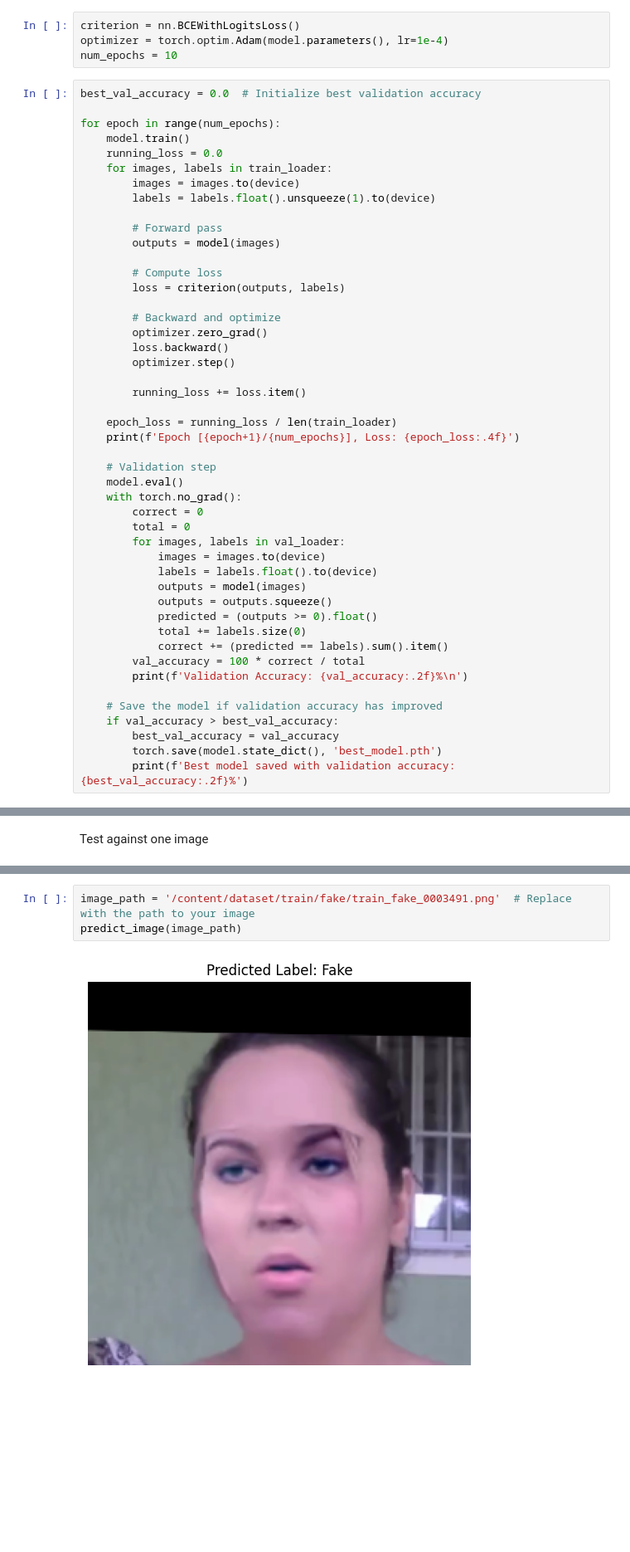
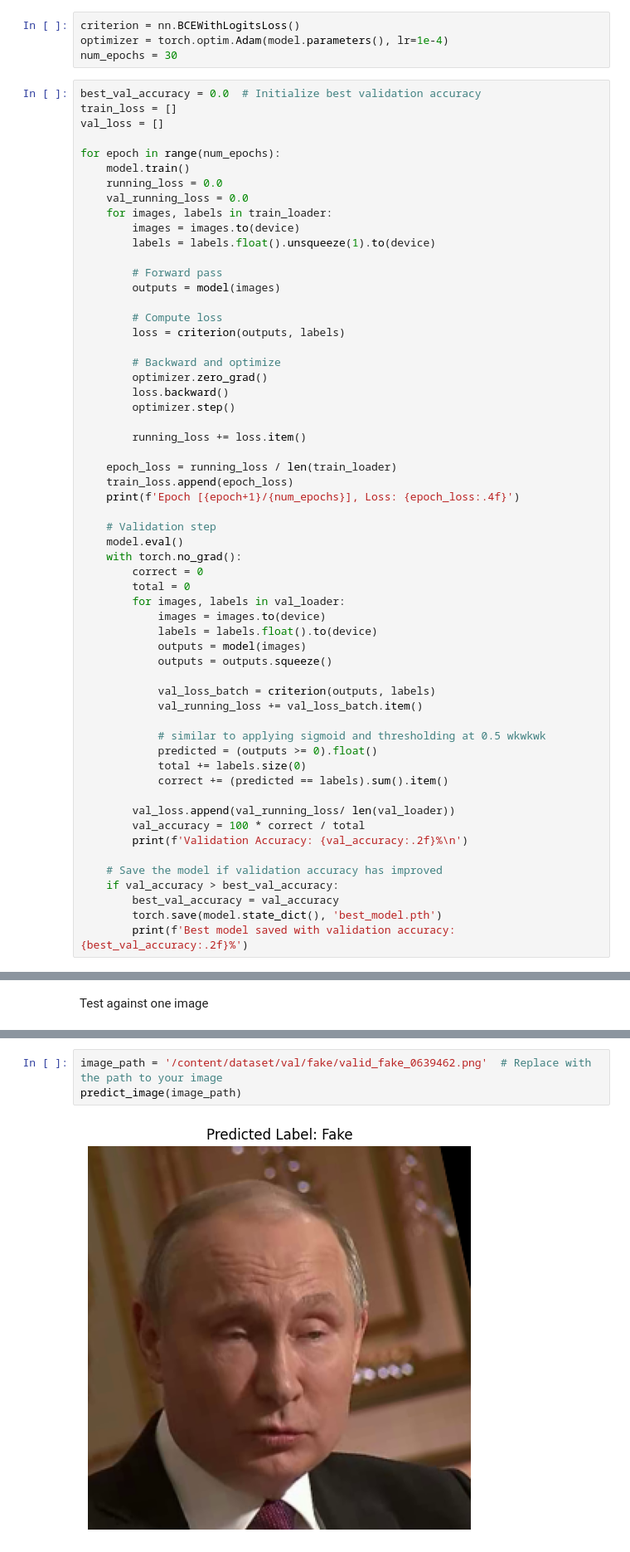
Before and after one commit to ashhssn/AAIDONS_SPS, a Jupyter notebook: notebooks/baseline_model.ipynb, the cells around one changed output, grey strips where cells are left out. Shown at 83% size. Saved outputs shown, nothing was run; the diff lists cells and outputs as text; blank space fills up the shorter version.

Commit message:
Added train/val loss plot

```diff
--- a/notebooks/baseline_model.ipynb
+++ b/notebooks/baseline_model.ipynb
@@ -256,13 +258,16 @@ Downloading: "https://download.pytorch.org/models/vgg19-dcbb9e9d.pth" to /root/.
 # %%
 criterion = nn.BCEWithLogitsLoss()
 optimizer = torch.optim.Adam(model.parameters(), lr=1e-4)
-num_epochs = 10
+num_epochs = 30
 # %%
 best_val_accuracy = 0.0  # Initialize best validation accuracy
+train_loss = []
+val_loss = []
 
 for epoch in range(num_epochs):
     model.train()
     running_loss = 0.0
+    val_running_loss = 0.0
     for images, labels in train_loader:
         images = images.to(device)
         labels = labels.float().unsqueeze(1).to(device)
@@ -281,6 +286,7 @@ for epoch in range(num_epochs):
         running_loss += loss.item()
 
     epoch_loss = running_loss / len(train_loader)
+    train_loss.append(epoch_loss)
     print(f'Epoch [{epoch+1}/{num_epochs}], Loss: {epoch_loss:.4f}')
 
     # Validation step
@@ -293,9 +299,16 @@ for epoch in range(num_epochs):
             labels = labels.float().to(device)
             outputs = model(images)
             outputs = outputs.squeeze()
+
+            val_loss_batch = criterion(outputs, labels)
+            val_running_loss += val_loss_batch.item()
+
+            # similar to applying sigmoid and thresholding at 0.5 wkwkwk
             predicted = (outputs >= 0).float()
             total += labels.size(0)
             correct += (predicted == labels).sum().item()
+
+        val_loss.append(val_running_loss/ len(val_loader))
         val_accuracy = 100 * correct / total
         print(f'Validation Accuracy: {val_accuracy:.2f}%\n')
 
@@ -381,5 +414,5 @@ Predicted Probability of being Real: 0.3992
 # %%
-image_path = '/content/dataset/train/fake/train_fake_0003491.png'  # Replace with the path to your image
+image_path = '/content/dataset/val/fake/valid_fake_0639462.png'  # Replace with the path to your image
 predict_image(image_path)
 # %% [output]
-[figure, old version]
+[figure, new version]
```
Also changed, not shown: parts of 16 cells of this notebook.
